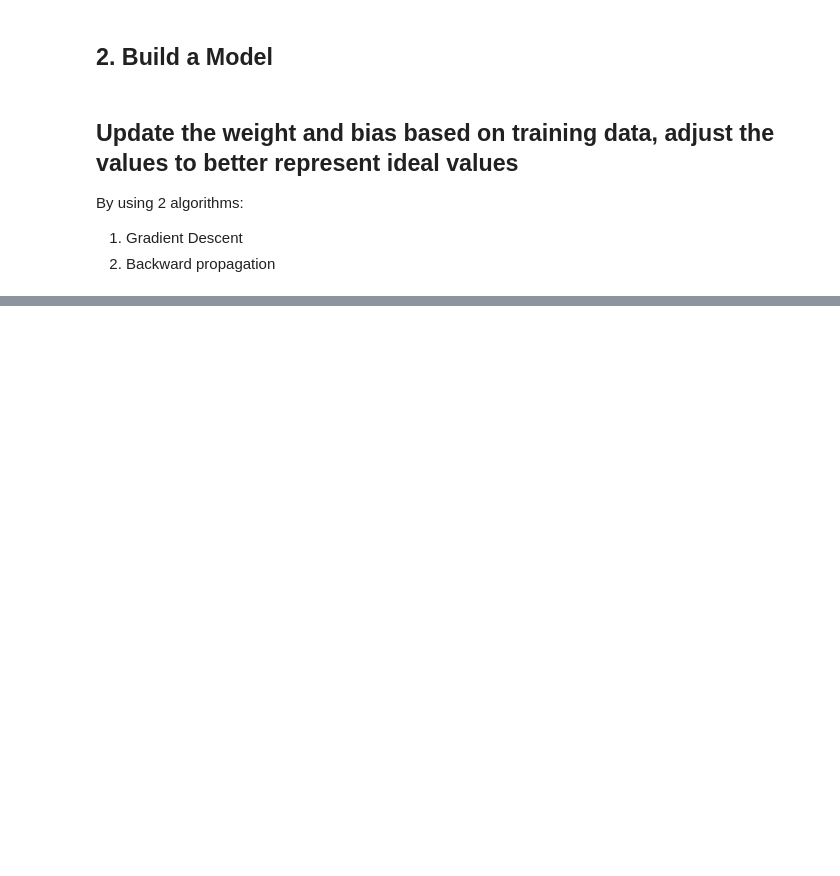
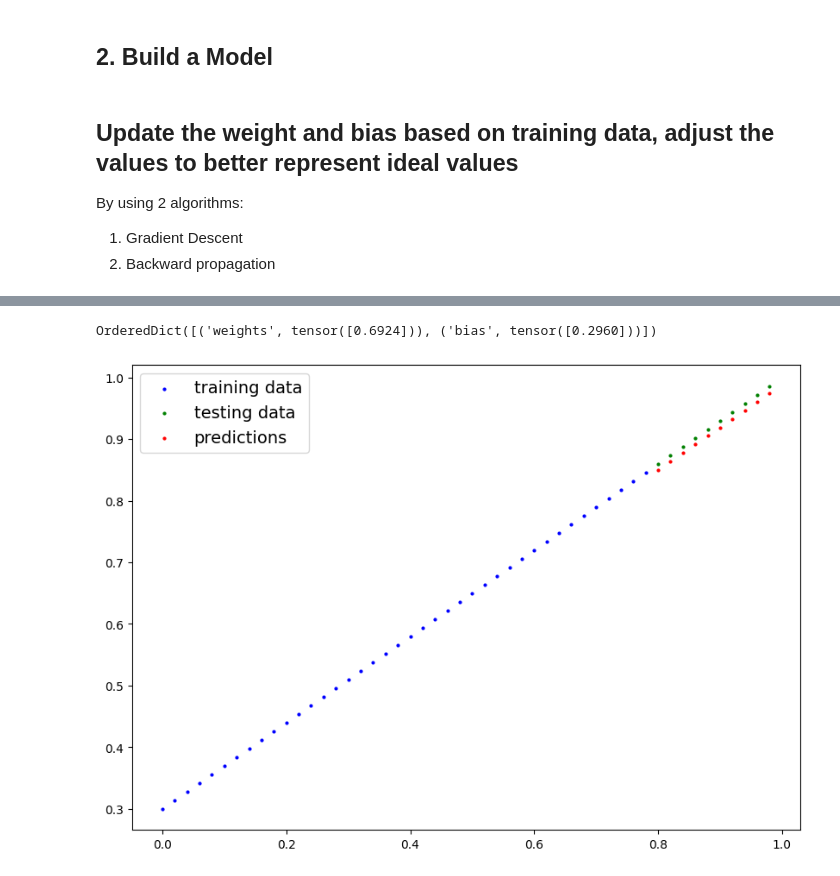
Before and after one commit to sajina09/Getting-started-with-Pytorch, a Jupyter notebook: Pytorch_L2.ipynb, the cells around one changed output, grey strips where cells are left out. Cells and saved outputs as stored; diff of their text form; code cells hidden in the pictures; blank space fills up the shorter version.

```diff
--- a/Pytorch_L2.ipynb
+++ b/Pytorch_L2.ipynb
@@ -111,0 +201,35 @@ tensor([2.1741], requires_grad=True)
+# %%
+# Epoch: 1 loop through the data... (Hyperparameter, because we have set them ourselves)
+
+epochs = 100
+
+# 0. Loop thorough the data
+for epoch in range(epochs):
+  # set the model to training model ; all gradient turns true
+  model_0.train()
+
+  #1. Forward pass
+  y_pred = model_0(X_train)
+
+  #2. Calculate the loss
+  loss = loss_fn(y_pred,y_train)
+  # print(f"Loss: {loss}")
+
+  #3. Optmizer zero grad
+  optimizer.zero_grad()
+
+  #4. Backward propagation
+  loss.backward()
+
+  #5. Optimizer step
+  optimizer.step()
+
+  ### Testing
+  model_0.eval() # trains off gradient tracking
+  with torch.inference_mode():
+    test_pred = model_0(X_test)
+    test_loss = loss_fn(test_pred, y_test)
+
+  if epoch % 10 == 0:
+   print(f"Epoch: {epoch} | Loss: {loss} | Test Loss: {test_loss}")
+   print(model_0.state_dict())
@@ -111,0 +257,11 @@ tensor([2.1741], requires_grad=True)
+# %%
+model_0.state_dict()
+# %% [output]
+OrderedDict([('weights', tensor([0.6924])), ('bias', tensor([0.2960]))])
+# %%
+with torch.inference_mode():
+  y_preds_new = model_0(X_test)
+
+plot_predictions(predictions=y_preds_new)
+# %% [output]
+[figure, added]
```
Also changed, not shown: parts of 14 cells of this notebook.
